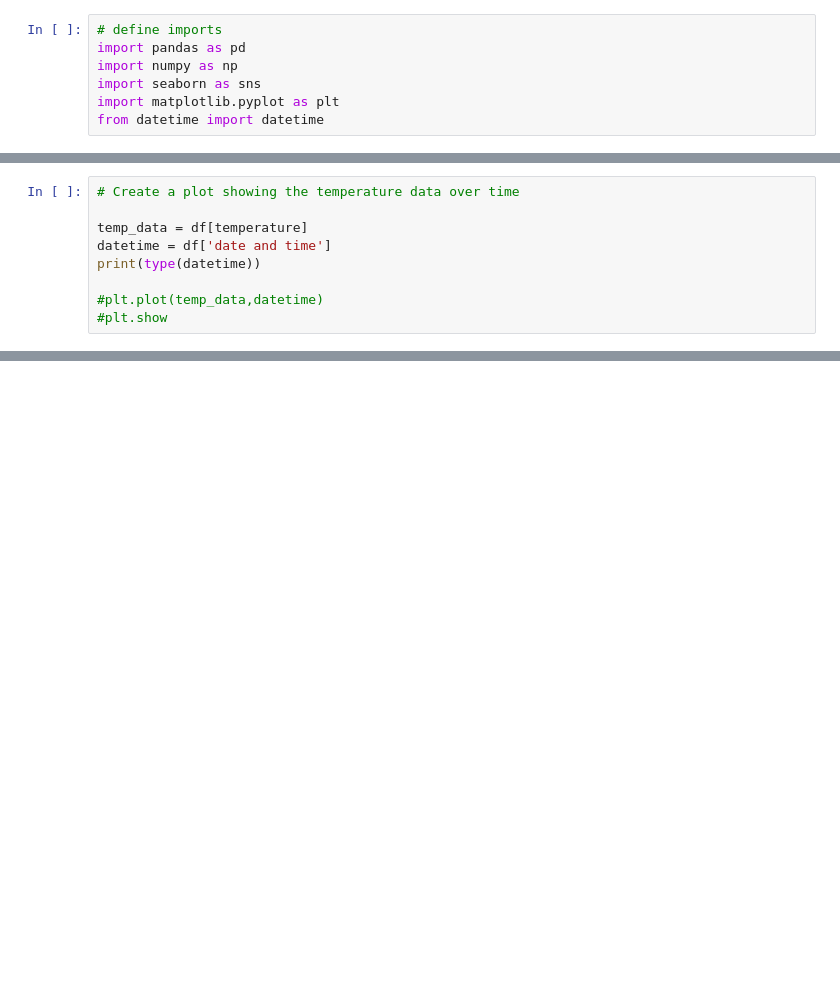
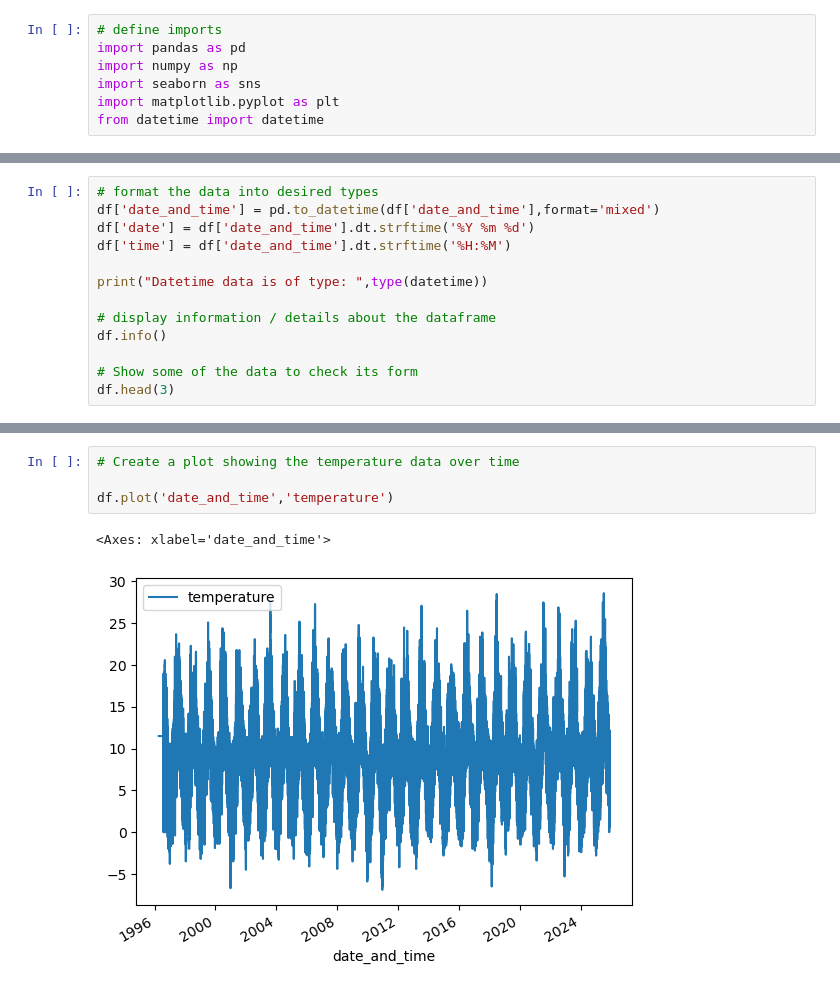
Before and after one commit to cathalred88/PFDA, a Jupyter notebook: assignments/assignment06_Weather.ipynb, the cells around one changed output, grey strips where cells are left out. Drawn from its saved outputs; the diff is of its cells as text; blank space fills up the shorter version.

```diff
--- a/assignments/assignment06_Weather.ipynb
+++ b/assignments/assignment06_Weather.ipynb
@@ -42,12 +46,16 @@ memory usage: 7.8+ MB
 | 1 | 31-jul-1996 08:00 | 11.5 | 0 | 0 |
 | 2 | 31-jul-1996 09:00 | 11.6 | 0 | 0 |
 # %%
-# Create a plot showing the temperature data over time
+# format the data into desired types
+df['date_and_time'] = pd.to_datetime(df['date_and_time'],format='mixed')
+df['date'] = df['date_and_time'].dt.strftime('%Y %m %d')
+df['time'] = df['date_and_time'].dt.strftime('%H:%M')
 
-temp_data = df[temperature]
-datetime = df['date and time']
-print(type(datetime))
+print("Datetime data is of type: ",type(datetime))
 
-#plt.plot(temp_data,datetime)
-#plt.show
+# display information / details about the dataframe
+df.info()
+
+# Show some of the data to check its form
+df.head(3)
 # %% [output]
@@ -54,0 +80,7 @@ NameError: name 'df' is not defined
+# %%
+# Create a plot showing the temperature data over time
+
+df.plot('date_and_time','temperature')
+# %% [output]
+<Axes: xlabel='date_and_time'>
+[figure, added]
```
Also changed, not shown: parts of 5 cells of this notebook.
